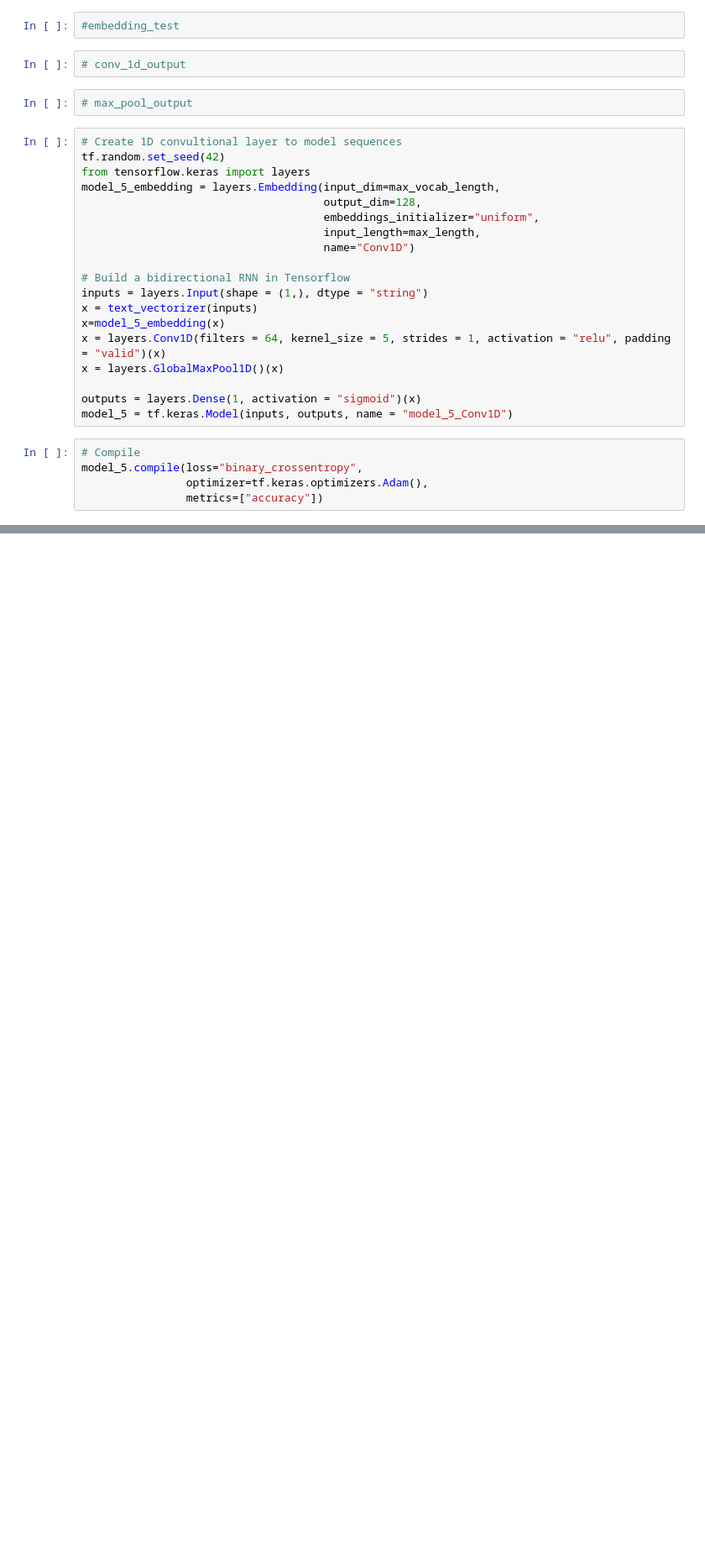
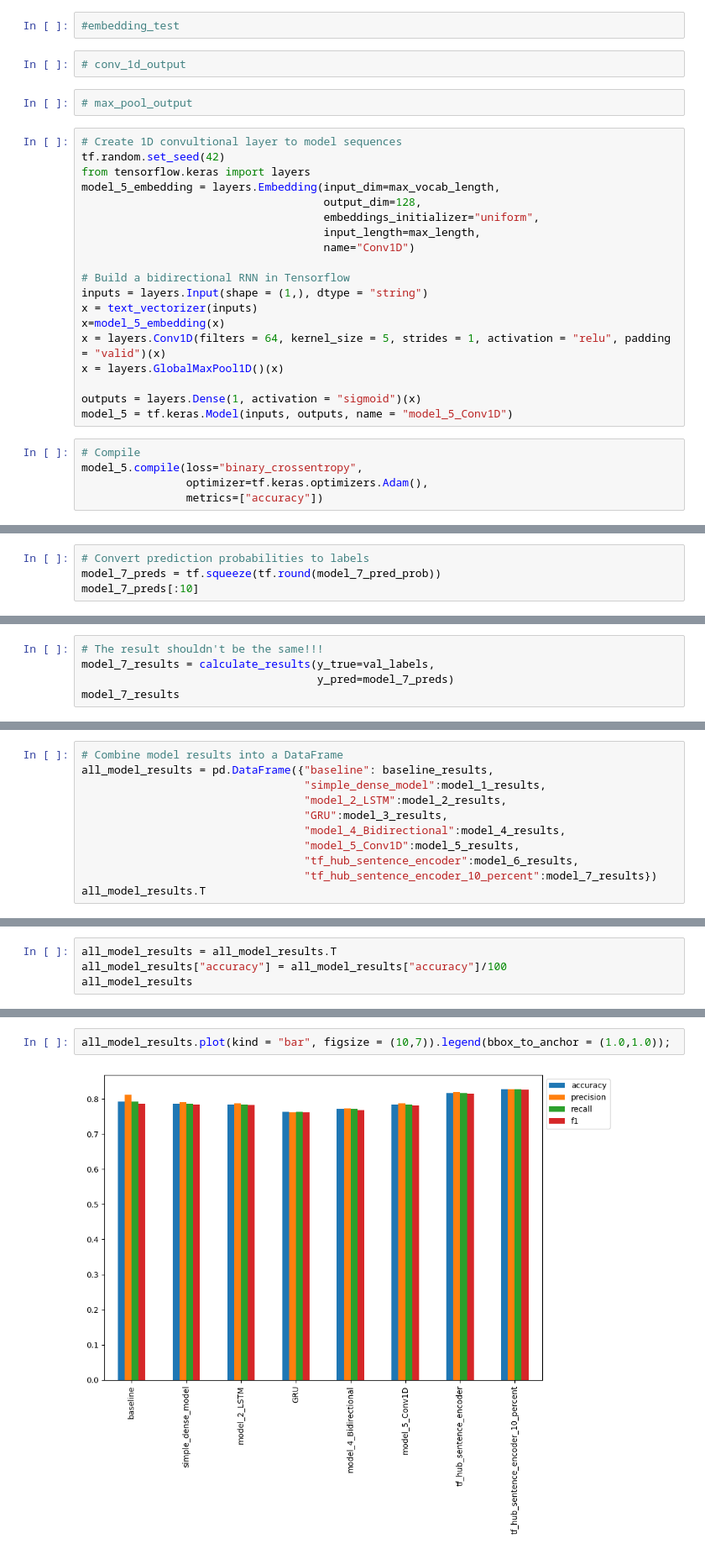
Before and after one commit to gil612/NLP, a Jupyter notebook: NLP_TensorFlow.ipynb, the cells around one changed output, grey strips where cells are left out. Shown at 84% size. Saved outputs shown, nothing was run; the diff lists cells and outputs as text; blank space fills up the shorter version.

```diff
--- a/NLP_TensorFlow.ipynb
+++ b/NLP_TensorFlow.ipynb
@@ -1276,0 +1498,4 @@ model_5_results
+# %%
+# Convert prediction probabilities to labels
+model_7_preds = tf.squeeze(tf.round(model_7_pred_prob))
+model_7_preds[:10]
@@ -1276,0 +1579,5 @@ model_5_results
+# %%
+# The result shouldn't be the same!!!
+model_7_results = calculate_results(y_true=val_labels,
+                                    y_pred=model_7_preds)
+model_7_results
@@ -1276,0 +1591,11 @@ model_5_results
+# %%
+# Combine model results into a DataFrame
+all_model_results = pd.DataFrame({"baseline": baseline_results,
+                                  "simple_dense_model":model_1_results,
+                                  "model_2_LSTM":model_2_results,
+                                  "GRU":model_3_results,
+                                  "model_4_Bidirectional":model_4_results,
+                                  "model_5_Conv1D":model_5_results,
+                                  "tf_hub_sentence_encoder":model_6_results,
+                                  "tf_hub_sentence_encoder_10_percent":model_7_results})
+all_model_results.T
@@ -1276,0 +1612,4 @@ model_5_results
+# %%
+all_model_results = all_model_results.T
+all_model_results["accuracy"] = all_model_results["accuracy"]/100
+all_model_results
@@ -1276,0 +1626,4 @@ model_5_results
+# %%
+all_model_results.plot(kind = "bar", figsize = (10,7)).legend(bbox_to_anchor = (1.0,1.0));
+# %% [output]
+[figure, added]
```
Also changed, not shown: parts of 62 cells of this notebook.
